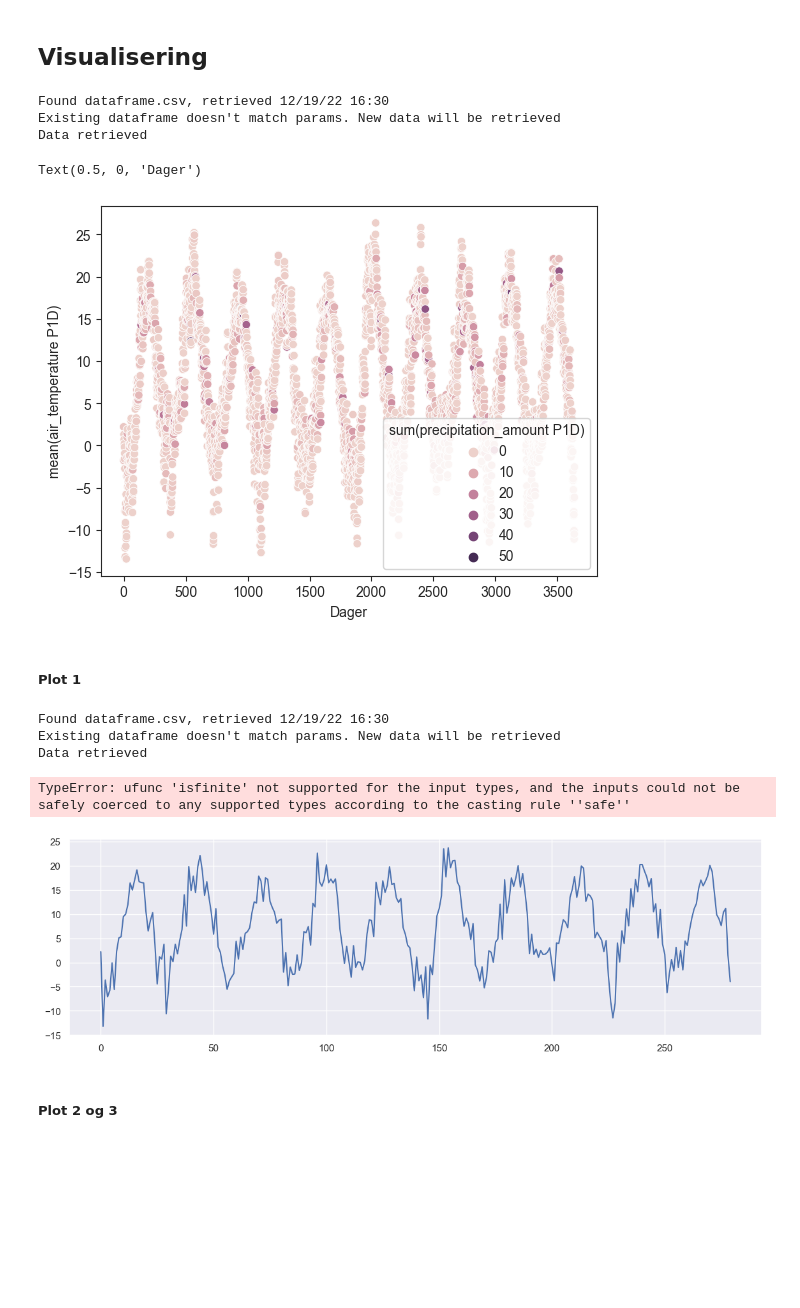
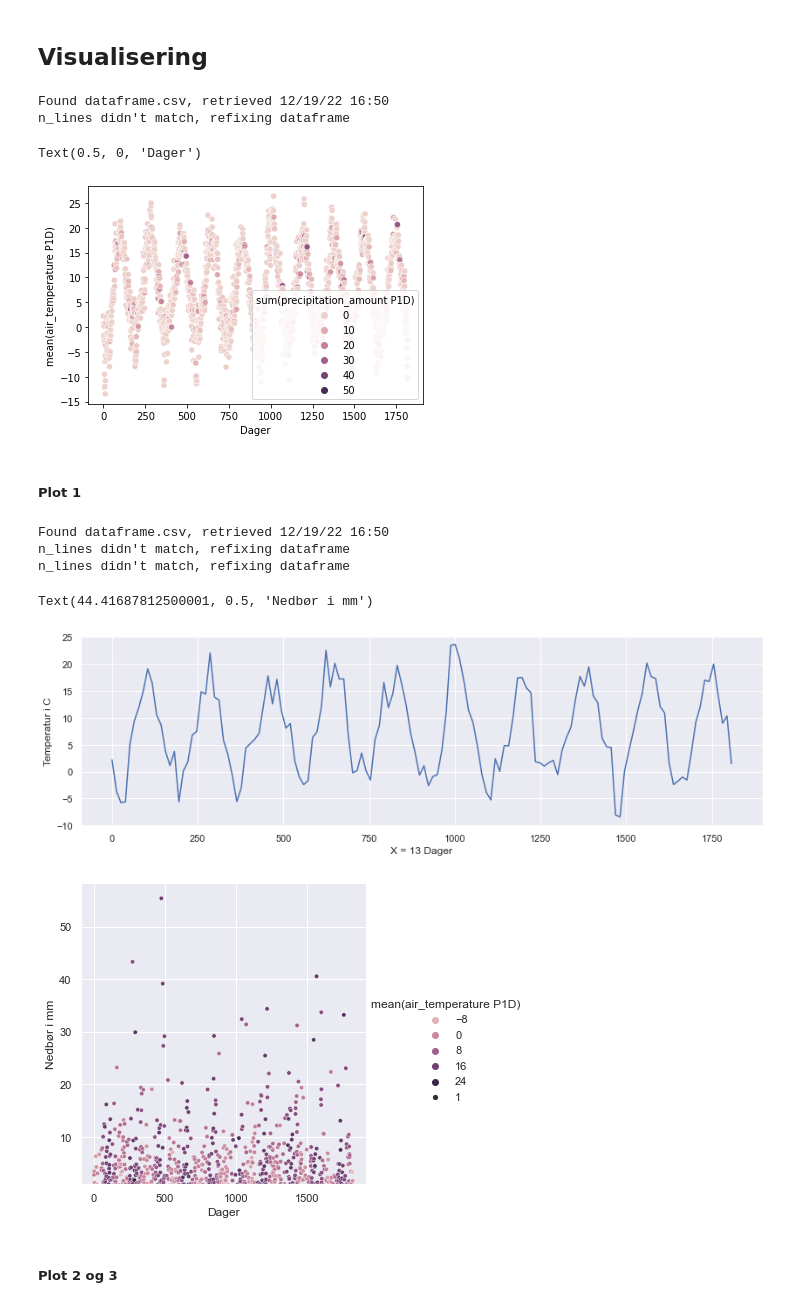
Before and after one commit to Vorckea/ProgPro1, a Jupyter notebook: ProgPro.ipynb, the cells around one changed output. Drawn from its saved outputs; the diff is of its cells as text; code cells hidden in the pictures; blank space fills up the shorter version.

```diff
--- a/ProgPro.ipynb
+++ b/ProgPro.ipynb
@@ -76,21 +75,20 @@ Her ser vi de fem første radene på datasettet og man kan se at det er data fra
 # %% [markdown]
 ## Visualisering
 # %%
-df = utils.ApiAndDataHandeling.getData(reftime=reftime, n_lines=1)
-df = utils.ApiAndDataHandeling.fixTable(df)
+df = utils.ApiAndDataHandeling.getData(reftime=reftime)
+df = utils.ApiAndDataHandeling.fixTable(df, n_lines=1)
 sns.scatterplot(x= df.index, y=df["mean(air_temperature P1D)"], data=df, hue=df["sum(precipitation_amount P1D)"])
 plt.xlabel("Dager")
 # %% [output]
-Found dataframe.csv, retrieved 12/19/22 16:30
-Existing dataframe doesn't match params. New data will be retrieved
-Data retrieved
+Found dataframe.csv, retrieved 12/19/22 16:50
+n_lines didn't match, refixing dataframe
 Text(0.5, 0, 'Dager')
-[figure, old version]
+[figure, new version]
 # %% [markdown]
 ##### Plot 1
 # %%
-df = utils.ApiAndDataHandeling.getData(reftime=reftime, n_lines=13)
-df = utils.ApiAndDataHandeling.fixTable(df)
+df = utils.ApiAndDataHandeling.getData(reftime=reftime)
+df = utils.ApiAndDataHandeling.fixTable(df, n_lines=13)
 sns.set_theme(style="darkgrid")
 
 # Plot the responses for different events and regions
@@ -100,8 +98,8 @@ sns.lineplot(x=df.index, y=df["mean(air_temperature P1D)"],
 plt.xlabel("X = 13 Dager")
 plt.ylabel("Temperatur i C")
 
-df = utils.ApiAndDataHandeling.getData(reftime=reftime, n_lines=1)
-df = utils.ApiAndDataHandeling.fixTable(df)
+
+df = utils.ApiAndDataHandeling.fixTable(df, n_lines=1)
 
 temp = sns.relplot(
 data=df,
@@ -111,11 +109,12 @@ hue=df["mean(air_temperature P1D)"], size=1,
 plt.xlabel("Dager")
 plt.ylabel("Nedbør i mm")
 # %% [output]
-Found dataframe.csv, retrieved 12/19/22 16:30
-Existing dataframe doesn't match params. New data will be retrieved
-Data retrieved
+Found dataframe.csv, retrieved 12/19/22 16:50
+n_lines didn't match, refixing dataframe
+n_lines didn't match, refixing dataframe
-TypeError: ufunc 'isfinite' not supported for the input types, and the inputs could not be safely coerced to any supported types according to the casting rule ''safe''
+Text(44.41687812500001, 0.5, 'Nedbør i mm')
-[figure, old version]
+[figure, new version]
+[figure, added]
 # %% [markdown]
 ##### Plot 2 og 3
 # %% [markdown]
```
Also changed, not shown: parts of 6 cells of this notebook, 1 other file.
